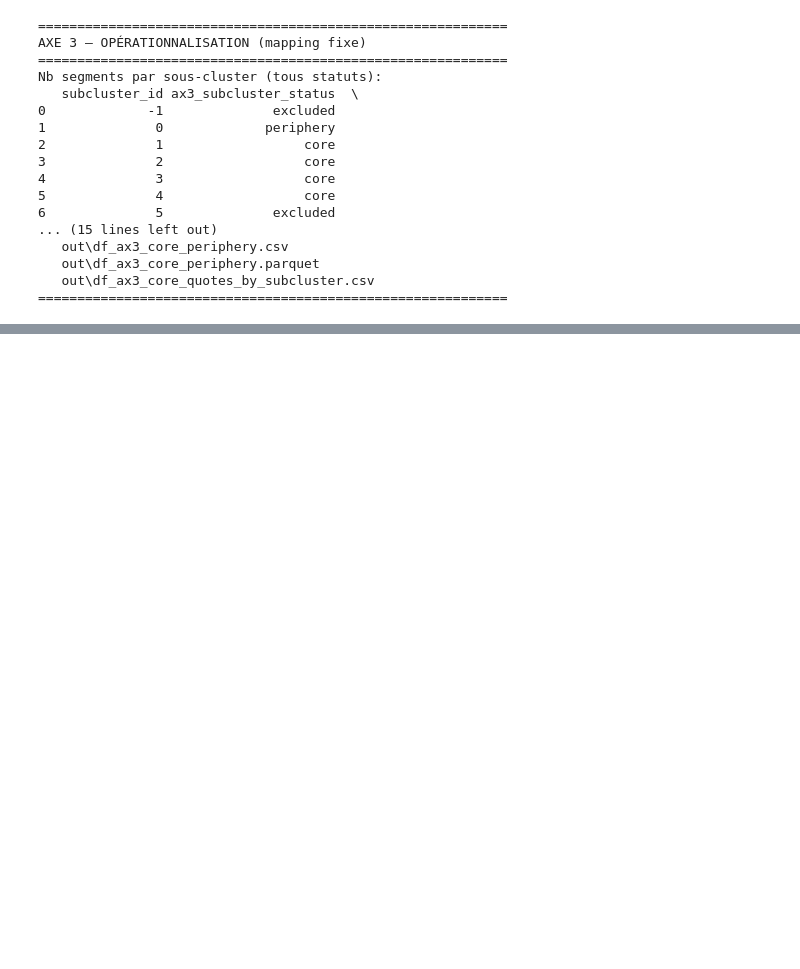
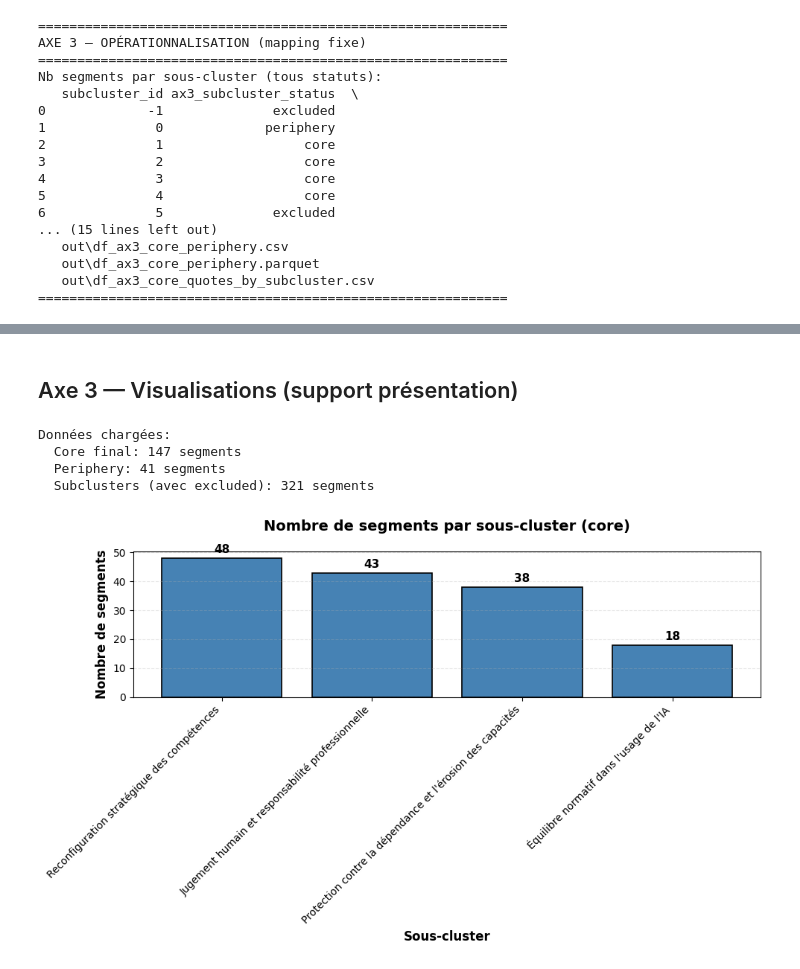
Before and after one commit to BOUADEIKHEIREDDINE/Impact-de-l-IA-sur-le-travail---Anthropic, a Jupyter notebook: anthropic_interviewer_dataset.ipynb, the cells around one changed output, grey strips where cells are left out. Cells and saved outputs as stored; diff of their text form; code cells hidden in the pictures; blank space fills up the shorter version.

Commit message:
plots axe 3 ansi que k'interpretation

```diff
--- a/anthropic_interviewer_dataset.ipynb
+++ b/anthropic_interviewer_dataset.ipynb
@@ -1713,0 +1674,69 @@ Pris ensemble, ces registres montrent que l’Axe 3 ne renvoie pas à une accept
+# %% [markdown]
+## Axe 3 — Visualisations (support présentation)
+# %%
+# Chargement des données pour les visualisations Axe 3
+
+from pathlib import Path
+import pandas as pd
+import numpy as np
+import matplotlib.pyplot as plt
+
+out_dir = Path("./out")
+if not out_dir.exists():
+    out_dir = Path("out")
+
+# Chargement avec fallback CSV
+def load_df(name):
+    if (out_dir / f"{name}.parquet").exists():
+        return pd.read_parquet(out_dir / f"{name}.parquet")
+    elif (out_dir / f"{name}.csv").exists():
+        return pd.read_csv(out_dir / f"{name}.csv")
+    else:
+        raise FileNotFoundError(f"No {name}.parquet or .csv in out/")
+
+df_ax3_core_final = load_df("df_ax3_core_final")
+df_ax3_core_periphery = load_df("df_ax3_core_periphery")
+
+# Charger df_ax3_core_subclusters si disponible pour avoir excluded
+try:
+    df_ax3_core_subclusters = load_df("df_ax3_core_subclusters")
+    has_excluded = True
+except FileNotFoundError:
+    has_excluded = False
+    df_ax3_core_subclusters = None
+
+print("Données chargées:")
+print(f"  Core final: {len(df_ax3_core_final)} segments")
+print(f"  Periphery: {len(df_ax3_core_periphery)} segments")
+if has_excluded:
+    print(f"  Subclusters (avec excluded): {len(df_ax3_core_subclusters)} segments")
+# %% [output]
+Données chargées:
+  Core final: 147 segments
+  Periphery: 41 segments
+  Subclusters (avec excluded): 321 segments
+# %%
+# Plot 1: Bar chart — Nombre de segments par subcluster (core only)
+
+counts = df_ax3_core_final.groupby("ax3_subcluster_name").size().sort_values(ascending=False)
+
+fig, ax = plt.subplots(figsize=(10, 6))
+bars = ax.bar(range(len(counts)), counts.values, color='steelblue', edgecolor='black', linewidth=1.2)
+
+# Annoter les valeurs sur les barres
+for i, (bar, val) in enumerate(zip(bars, counts.values)):
+    ax.text(bar.get_x() + bar.get_width()/2, bar.get_height() + 1,
+            str(val), ha='center', va='bottom', fontsize=11, fontweight='bold')
+
+ax.set_xticks(range(len(counts)))
+ax.set_xticklabels(counts.index, rotation=45, ha='right', fontsize=10)
+ax.set_ylabel("Nombre de segments", fontsize=12, fontweight='bold')
+ax.set_xlabel("Sous-cluster", fontsize=12, fontweight='bold')
+ax.set_title("Nombre de segments par sous-cluster (core)", fontsize=14, fontweight='bold', pad=20)
+ax.grid(axis='y', alpha=0.3, linestyle='--')
+
+fig.tight_layout()
+plt.savefig(out_dir / "ax3_plot_01_counts.png", dpi=300, bbox_inches='tight')
+plt.show()
+# %% [output]
+[figure, added]
```
Also changed, not shown: parts of 9 cells of this notebook, 8 other files.
